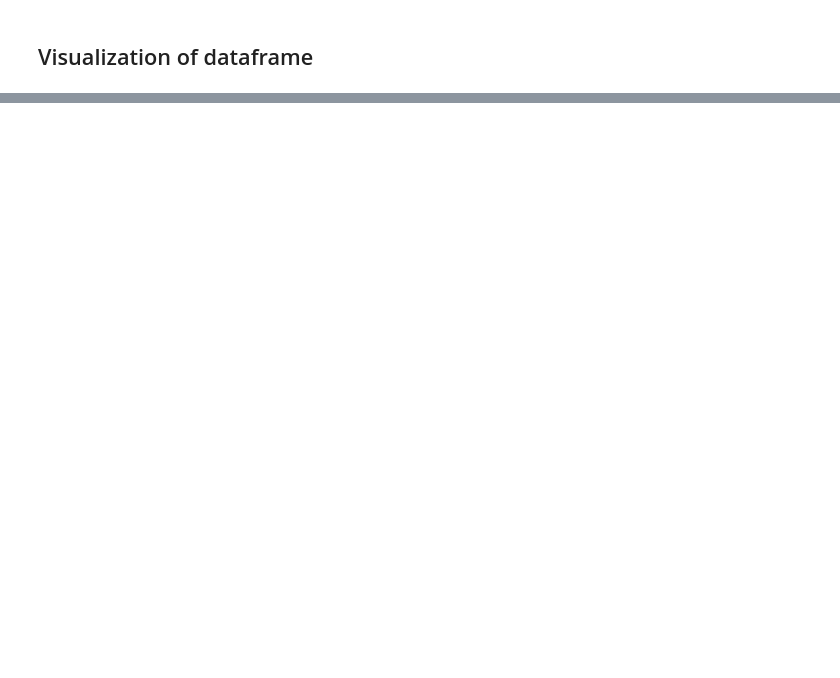
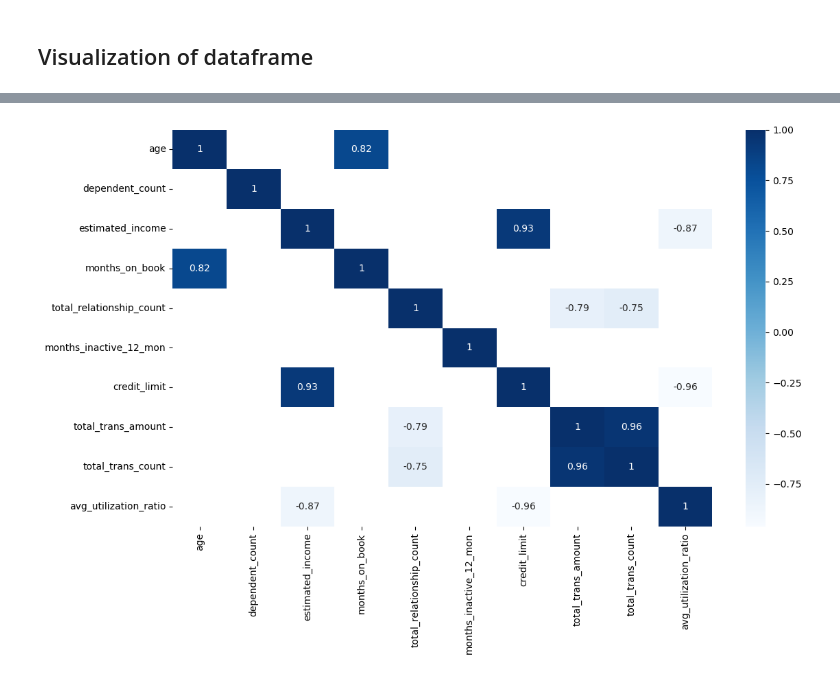
Before and after one commit to vishaltechevangelist/project-segementing-credit-card-customer-using-kmeans, a Jupyter notebook: Credit Card Customer Segmentation.ipynb, the cells around one changed output, grey strips where cells are left out. Saved outputs shown, nothing was run; the diff lists cells and outputs as text; code cells hidden in the pictures; blank space fills up the shorter version.

```diff
--- a/Credit Card Customer Segmentation.ipynb
+++ b/Credit Card Customer Segmentation.ipynb
@@ -86,0 +99,7 @@ array([[<Axes: title={'center': 'age'}>,
+# %%
+plt.figure(figsize=(12,8))
+correlations = df.corr(numeric_only=True)
+sns.heatmap(correlations[(correlations>0.30) | (correlations < -0.30)], cmap='Blues', annot=True)
+plt.tight_layout()
+# %% [output]
+[figure, added]
```
Also changed, not shown: parts of 9 cells of this notebook, 1 other file.
